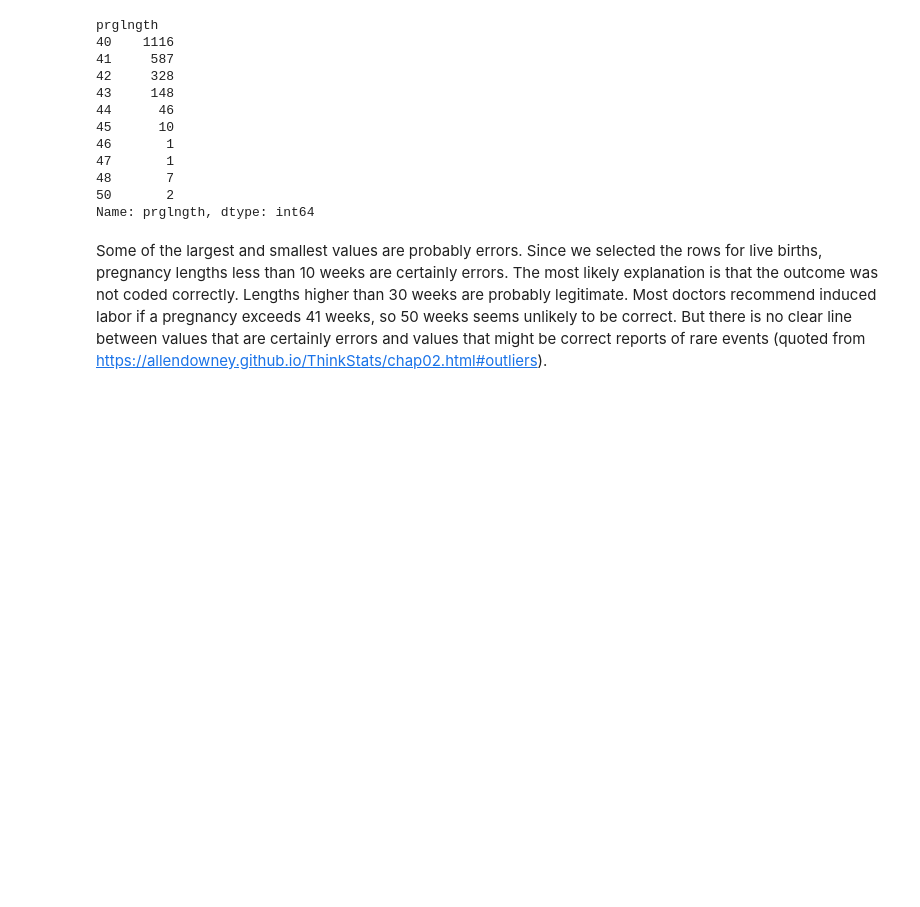
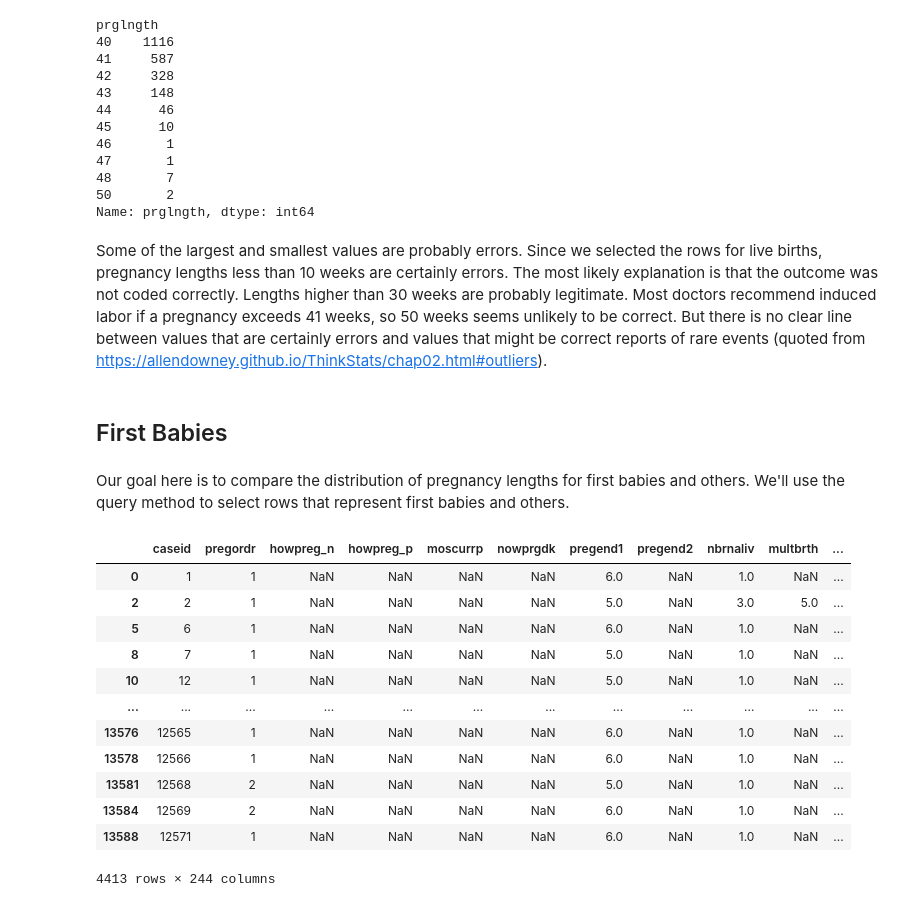
Before and after one commit to mindeleven/algo-trading-bootcamp, a Jupyter notebook: 02-Think-Stats/Notebooks/02_Distributions.ipynb, the cells around one changed output. Drawn from its saved outputs; the diff is of its cells as text; code cells hidden in the pictures; blank space fills up the shorter version.

```diff
--- a/02-Think-Stats/Notebooks/02_Distributions.ipynb
+++ b/02-Think-Stats/Notebooks/02_Distributions.ipynb
@@ -309,3 +309,24 @@ prglngth
 Name: prglngth, dtype: int64
 # %% [markdown]
 Some of the largest and smallest values are probably errors. Since we selected the rows for live births, pregnancy lengths less than 10 weeks are certainly errors. The most likely explanation is that the outcome was not coded correctly. Lengths higher than 30 weeks are probably legitimate. Most doctors recommend induced labor if a pregnancy exceeds 41 weeks, so 50 weeks seems unlikely to be correct. But there is no clear line between values that are certainly errors and values that might be correct reports of rare events (quoted from https://allendowney.github.io/ThinkStats/chap02.html#outliers).
+# %% [markdown]
+## First Babies
+# %% [markdown]
+Our goal here is to compare the distribution of pregnancy lengths for first babies and others. We'll use the query method to select rows that represent first babies and others.
+# %%
+firsts = live.query("birthord == 1")
+firsts
+# %% [output]
+|  | caseid | pregordr | howpreg_n | howpreg_p | moscurrp | nowprgdk | pregend1 | pregend2 | nbrnaliv | multbrth | ... |
+| 0 | 1 | 1 | NaN | NaN | NaN | NaN | 6.0 | NaN | 1.0 | NaN | ... |
+| 2 | 2 | 1 | NaN | NaN | NaN | NaN | 5.0 | NaN | 3.0 | 5.0 | ... |
+| 5 | 6 | 1 | NaN | NaN | NaN | NaN | 6.0 | NaN | 1.0 | NaN | ... |
+| 8 | 7 | 1 | NaN | NaN | NaN | NaN | 5.0 | NaN | 1.0 | NaN | ... |
+| 10 | 12 | 1 | NaN | NaN | NaN | NaN | 5.0 | NaN | 1.0 | NaN | ... |
+| ... | ... | ... | ... | ... | ... | ... | ... | ... | ... | ... | ... |
+| 13576 | 12565 | 1 | NaN | NaN | NaN | NaN | 6.0 | NaN | 1.0 | NaN | ... |
+| 13578 | 12566 | 1 | NaN | NaN | NaN | NaN | 6.0 | NaN | 1.0 | NaN | ... |
+| 13581 | 12568 | 2 | NaN | NaN | NaN | NaN | 5.0 | NaN | 1.0 | NaN | ... |
+| 13584 | 12569 | 2 | NaN | NaN | NaN | NaN | 6.0 | NaN | 1.0 | NaN | ... |
+| 13588 | 12571 | 1 | NaN | NaN | NaN | NaN | 6.0 | NaN | 1.0 | NaN | ... |
+4413 rows × 244 columns
```
Also changed, not shown: parts of 10 cells of this notebook.
